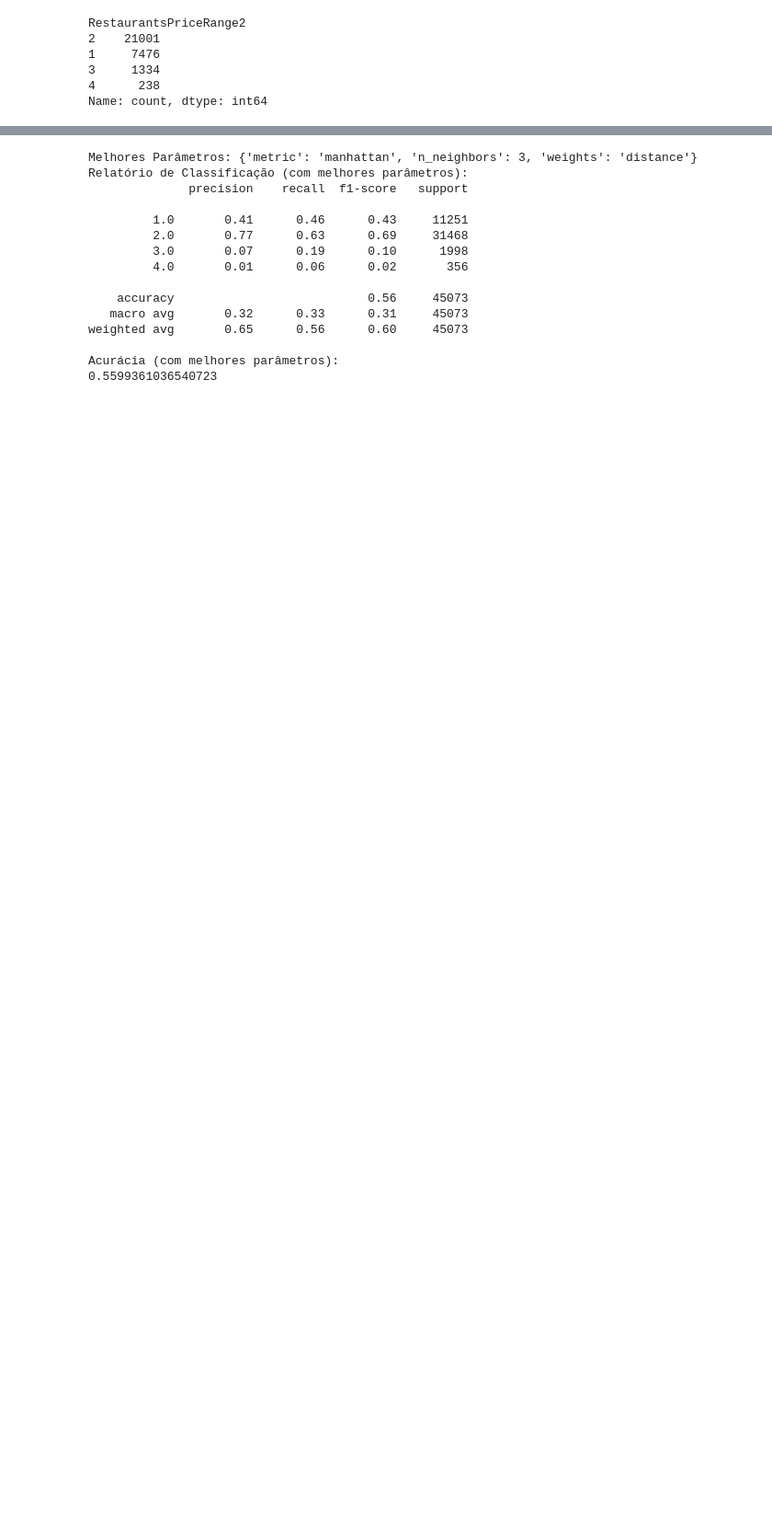
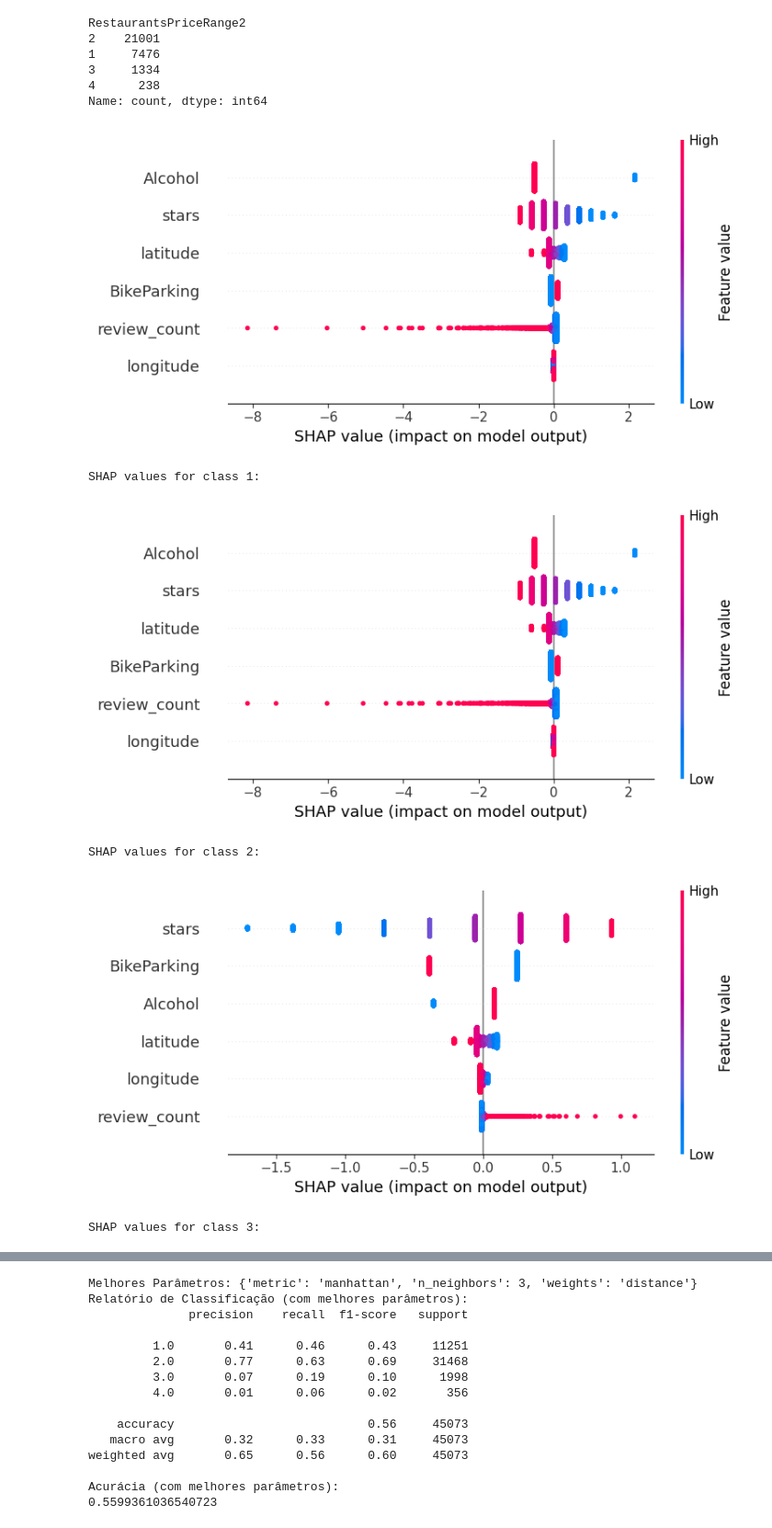
Before and after one commit to ste-coding/pisi3-grupo05, a Jupyter notebook: machine-learning/classification_2.ipynb, the cells around one changed output, grey strips where cells are left out. Shown at 92% size. Saved outputs shown, nothing was run; the diff lists cells and outputs as text; code cells hidden in the pictures; blank space fills up the shorter version.

Commit message:
shap (logistic) / xgboost (gridsearch)

```diff
--- a/machine-learning/classification_2.ipynb
+++ b/machine-learning/classification_2.ipynb
@@ -147,3 +147,33 @@ RestaurantsPriceRange2
 3     1334
 4      238
 Name: count, dtype: int64
+# %%
+import shap
+
+# 1. Aplicar o pré-processamento
+X_train_transformed = pipeline.named_steps['preprocessor'].transform(X_train)
+X_test_transformed = pipeline.named_steps['preprocessor'].transform(X_test)
+
+# 2. Acessar o modelo de Regressão Logística subjacente
+logistic_model = pipeline.named_steps['classifier'].estimators_[0]
+
+# 3. Criar o explainer
+explainer = shap.LinearExplainer(logistic_model, X_train_transformed)
+
+# 4. Calcular os valores de SHAP
+shap_values = explainer.shap_values(X_test_transformed)
+
+# 5. Visualizar o gráfico de resumo
+shap.summary_plot(shap_values, X_test_transformed, feature_names=X.columns)
+for i, model in enumerate(pipeline.named_steps['classifier'].estimators_):
+    explainer = shap.LinearExplainer(model, X_train_transformed)
+    shap_values = explainer.shap_values(X_test_transformed)
+    print(f"SHAP values for class {i+1}:")
+    shap.summary_plot(shap_values, X_test_transformed, feature_names=X.columns)
+# %% [output]
+[figure, added]
+SHAP values for class 1:
+[figure, added]
+SHAP values for class 2:
+[figure, added]
+SHAP values for class 3:
```
Also changed, not shown: parts of 8 cells of this notebook.
